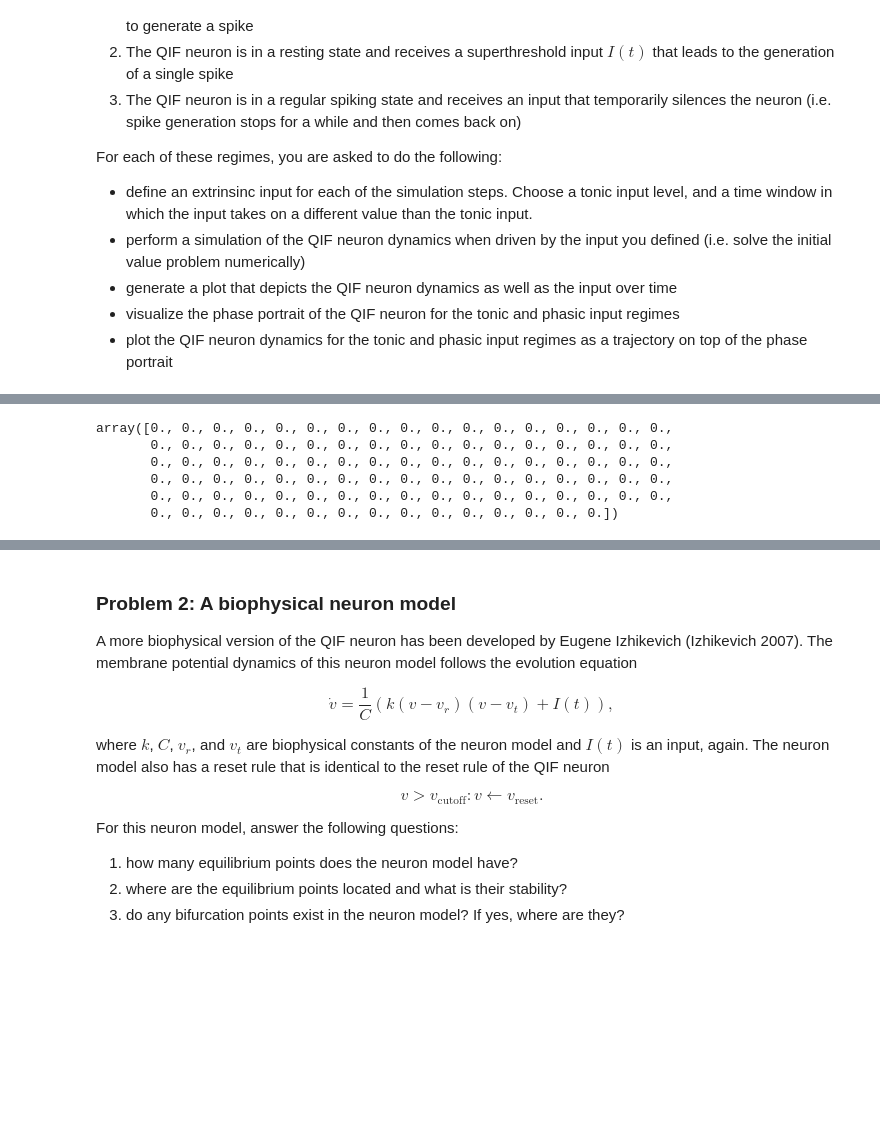
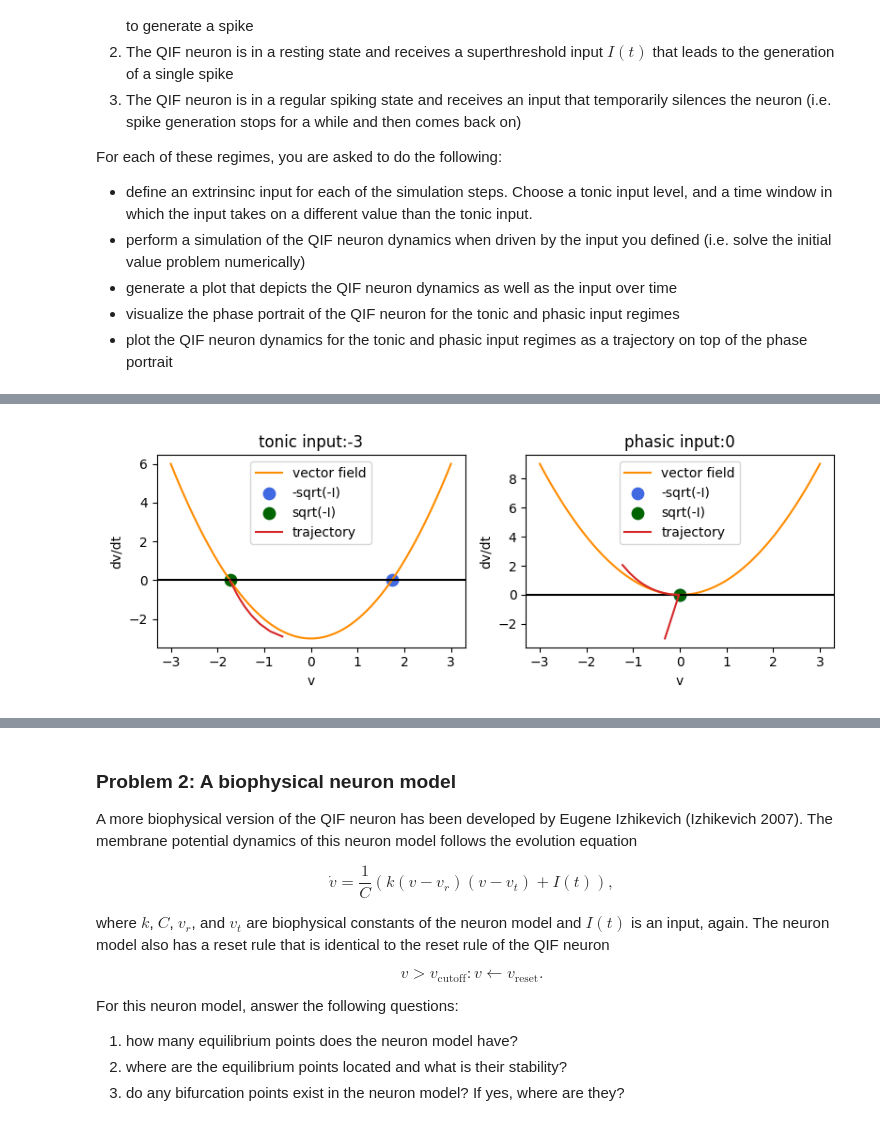
Before and after one commit to dbasrai/nuin443, a Jupyter notebook: problemSets/NUIN443_ps10_neural_dynamics.ipynb, the cells around one changed output, grey strips where cells are left out. Cells and saved outputs as stored; diff of their text form; code cells hidden in the pictures; blank space fills up the shorter version.

```diff
--- a/problemSets/NUIN443_ps10_neural_dynamics.ipynb
+++ b/problemSets/NUIN443_ps10_neural_dynamics.ipynb
@@ -113,11 +114,41 @@ array([ 0,  1,  2,  3,  4,  5,  6,  7,  8,  9, 10, 11, 12, 13, 14, 15, 16,
-# %%
-inp
-# %% [output]
-array([0., 0., 0., 0., 0., 0., 0., 0., 0., 0., 0., 0., 0., 0., 0., 0., 0.,
-       0., 0., 0., 0., 0., 0., 0., 0., 0., 0., 0., 0., 0., 0., 0., 0., 0.,
-       0., 0., 0., 0., 0., 0., 0., 0., 0., 0., 0., 0., 0., 0., 0., 0., 0.,
-       0., 0., 0., 0., 0., 0., 0., 0., 0., 0., 0., 0., 0., 0., 0., 0., 0.,
-       0., 0., 0., 0., 0., 0., 0., 0., 0., 0., 0., 0., 0., 0., 0., 0., 0.,
-       0., 0., 0., 0., 0., 0., 0., 0., 0., 0., 0., 0., 0., 0., 0.])
+# %%
+# tonic phase portrait
+# calculate equilibria
+v_1 = np.sqrt(-tonic)
+v_2 = -v_1
+# evaluate vectorfield for different membrane potential values
+v_range = np.linspace(-3.0, 3.0, num=1000)
+vf = qif(v_range, tonic)
+fig, axes = plt.subplots(ncols=2, figsize=(8, 3))
+ax=axes[0]
+ax.plot(v_range, vf, color="darkorange", label="vector field")
+ax.axhline(y=0.0, color="black")
+ax.scatter(v_1, 0.0, label="-sqrt(-I)", color="royalblue", s=80)
+ax.scatter(v_2, 0.0, label="sqrt(-I)", color="darkgreen", s=80)
+ax.plot(tonic_v, tonic_dvdt, label='trajectory', color='tab:red')
+ax.set_xlabel("v")
+ax.set_ylabel("dv/dt")
+ax.legend()
+ax.set_title(f'tonic input:{tonic}')
+plt.tight_layout()
+
+ax=axes[1]
+v_1 = np.sqrt(-stim_amp)
+v_2 = -v_1
+# evaluate vectorfield for different membrane potential values
+v_range = np.linspace(-3.0, 3.0, num=1000)
+vf = qif(v_range, stim_amp)
+ax.plot(v_range, vf, color="darkorange", label="vector field")
+ax.axhline(y=0.0, color="black")
+ax.scatter(v_1, 0.0, label="-sqrt(-I)", color="royalblue", s=80)
+ax.scatter(v_2, 0.0, label="sqrt(-I)", color="darkgreen", s=80)
+ax.plot(phasic_v, phasic_dvdt, label='trajectory', color='tab:red')
+ax.set_xlabel("v")
+ax.set_ylabel("dv/dt")
+ax.set_title(f'phasic input:{stim_amp}')
+ax.legend()
+plt.tight_layout()
+# %% [output]
+[figure, added]
 # %%
 # Scenario II
```
Also changed, not shown: parts of 12 cells of this notebook, 1 other file.
